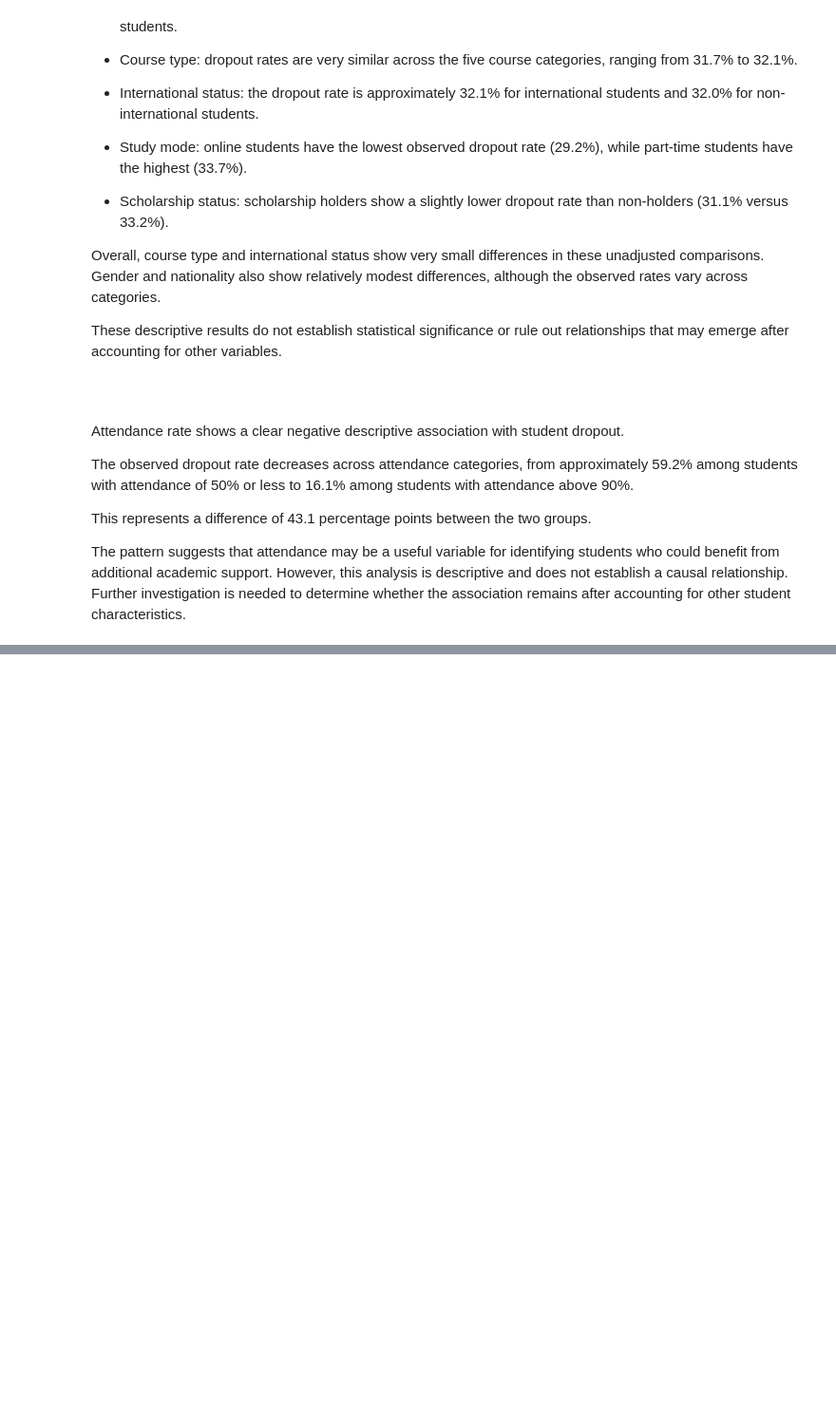
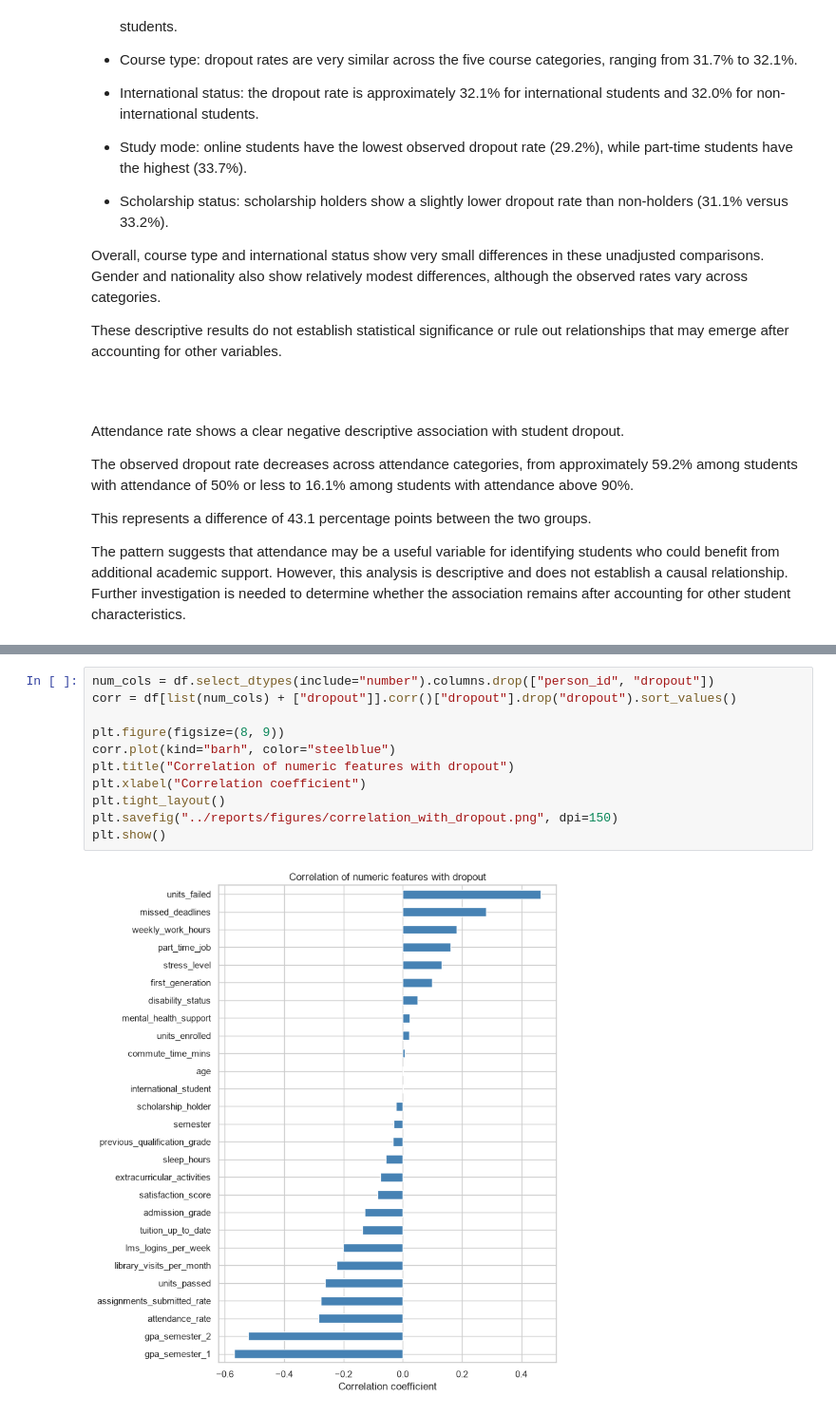
Before and after one commit to gnx-devx/academic-dropout-risk-analysis, a Jupyter notebook: notebooks/01_eda.ipynb, the cells around one changed output, grey strips where cells are left out. Shown at 95% size. Cells and saved outputs as stored; diff of their text form; blank space fills up the shorter version.

```diff
--- a/notebooks/01_eda.ipynb
+++ b/notebooks/01_eda.ipynb
@@ -291,0 +309,13 @@ plt.show()
+# %%
+num_cols = df.select_dtypes(include="number").columns.drop(["person_id", "dropout"])
+corr = df[list(num_cols) + ["dropout"]].corr()["dropout"].drop("dropout").sort_values()
+
+plt.figure(figsize=(8, 9))
+corr.plot(kind="barh", color="steelblue")
+plt.title("Correlation of numeric features with dropout")
+plt.xlabel("Correlation coefficient")
+plt.tight_layout()
+plt.savefig("../reports/figures/correlation_with_dropout.png", dpi=150)
+plt.show()
+# %% [output]
+[figure, added]
```
Also changed, not shown: parts of 32 cells of this notebook, 9 other files.
